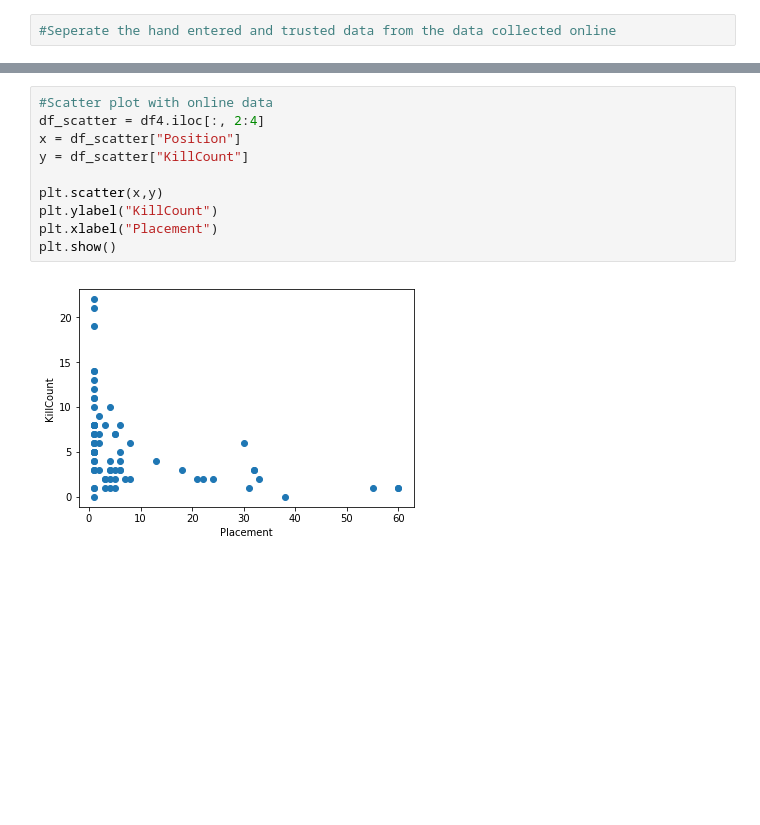
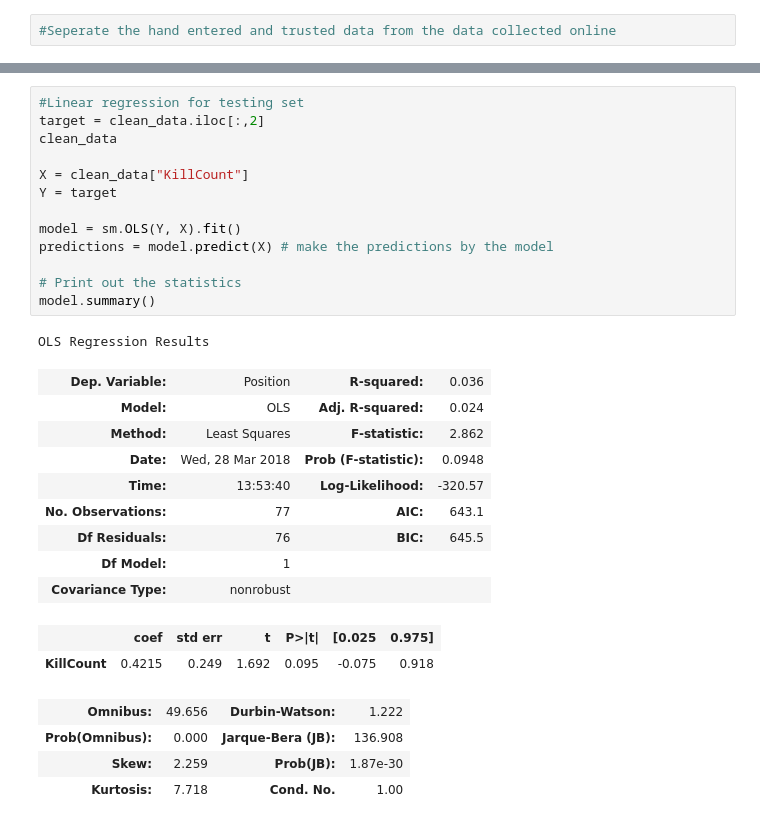
Before and after one commit to Justin1st/Fortnite_Heatmap, a Jupyter notebook: Analysis.ipynb, the cells around one changed output, grey strips where cells are left out. Cells and saved outputs as stored; diff of their text form; blank space fills up the shorter version.

```diff
--- a/Analysis.ipynb
+++ b/Analysis.ipynb
@@ -120,12 +138,30 @@ OLS Regression Results
-# %%
-#Scatter plot with online data
-df_scatter = df4.iloc[:, 2:4]
-x = df_scatter["Position"]
-y = df_scatter["KillCount"]
-
-plt.scatter(x,y)
-plt.ylabel("KillCount")
-plt.xlabel("Placement")
-plt.show()
-# %% [output]
-[figure, removed]
+# %%
+#Linear regression for testing set
+target = clean_data.iloc[:,2]
+clean_data
+
+X = clean_data["KillCount"]
+Y = target
+
+model = sm.OLS(Y, X).fit()
+predictions = model.predict(X) # make the predictions by the model
+
+# Print out the statistics
+model.summary()
+# %% [output]
+OLS Regression Results
+| Dep. Variable: | Position | R-squared: | 0.036 |
+| Model: | OLS | Adj. R-squared: | 0.024 |
+| Method: | Least Squares | F-statistic: | 2.862 |
+| Date: | Wed, 28 Mar 2018 | Prob (F-statistic): | 0.0948 |
+| Time: | 13:53:40 | Log-Likelihood: | -320.57 |
+| No. Observations: | 77 | AIC: | 643.1 |
+| Df Residuals: | 76 | BIC: | 645.5 |
+| Df Model: | 1 |  |  |
+| Covariance Type: | nonrobust |  |  |
+|  | coef | std err | t | P>|t| | [0.025 | 0.975] |
+| KillCount | 0.4215 | 0.249 | 1.692 | 0.095 | -0.075 | 0.918 |
+| Omnibus: | 49.656 | Durbin-Watson: | 1.222 |
+| Prob(Omnibus): | 0.000 | Jarque-Bera (JB): | 136.908 |
+| Skew: | 2.259 | Prob(JB): | 1.87e-30 |
+| Kurtosis: | 7.718 | Cond. No. | 1.00 |
```
Also changed, not shown: parts of 11 cells of this notebook.
